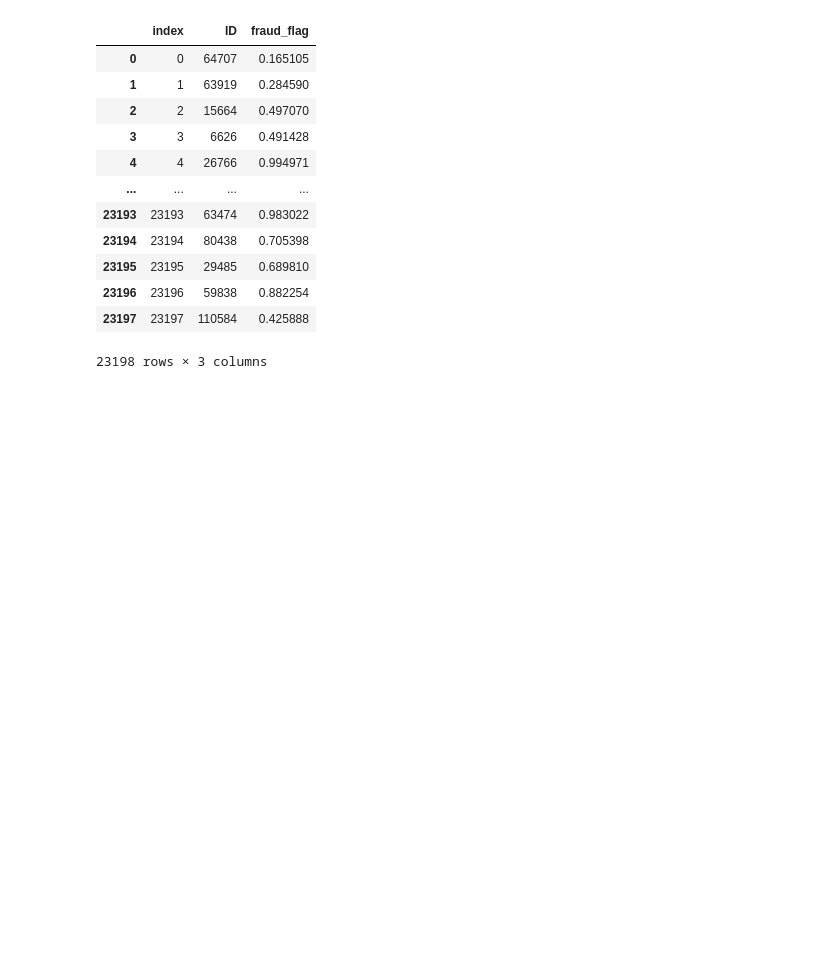
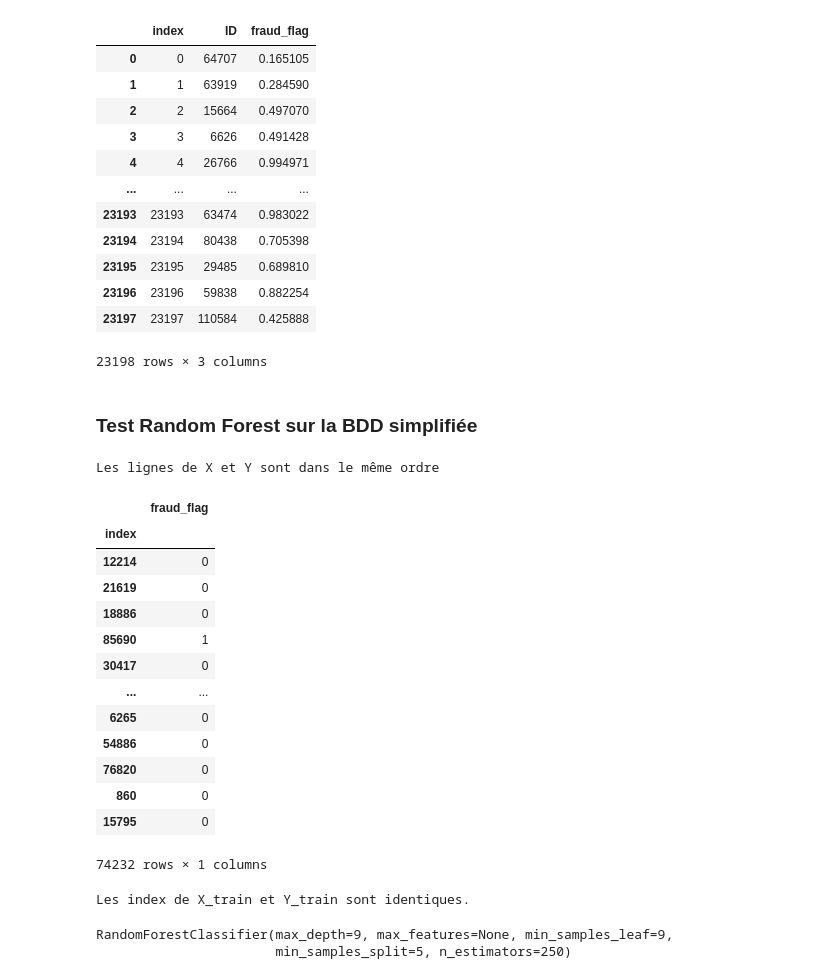
Before and after one commit to yannasyr/TPE2023-FraudDetection, a Jupyter notebook: Yann_notebooks/brouillon_test_yann.ipynb, the cells around one changed output. Drawn from its saved outputs; the diff is of its cells as text; code cells hidden in the pictures; blank space fills up the shorter version.

```diff
--- a/brouillon_test_yann.ipynb
+++ b/Yann_notebooks/brouillon_test_yann.ipynb
@@ -236,3 +236,58 @@ exemple
 | 23196 | 23196 | 59838 | 0.882254 |
 | 23197 | 23197 | 110584 | 0.425888 |
 23198 rows × 3 columns
+# %% [markdown]
+### Test Random Forest sur la BDD simplifiée
+# %%
+import numpy as np
+import matplotlib.pyplot as plt
+import pandas as pd
+
+from sklearn.model_selection import train_test_split
+from sklearn.metrics import average_precision_score
+from sklearn.metrics import confusion_matrix
+
+from sklearn.ensemble import RandomForestClassifier
+
+import xgboost as xgb
+
+X = pd.read_csv("data/X_train_BNP_simplif.csv", delimiter = ',', encoding='latin1', index_col=0)
+Y = pd.read_csv("data/Y_train_2_XPXJDyy.csv", delimiter = ',', encoding='latin1', index_col=0)
+# %%
+# Vérifier si les colonnes 'ID' de X et Y contiennent les mêmes valeurs dans le même ordre
+if (X['ID'] == Y['ID']).all():
+    print("Les lignes de X et Y sont dans le même ordre")
+else:
+    print("Les lignes de X et Y ne sont pas dans le même ordre")
+# %% [output]
+Les lignes de X et Y sont dans le même ordre
+# %%
+X = X.drop('ID',axis=1)
+Y = Y.drop('ID',axis=1)
+
+X_train, X_test, Y_train, Y_test = train_test_split(X, Y, test_size=0.2, random_state=42)
+# %%
+Y_train
+# %% [output]
+|  | fraud_flag |
+| index |  |
+| 12214 | 0 |
+| 21619 | 0 |
+| 18886 | 0 |
+| 85690 | 1 |
+| 30417 | 0 |
+| ... | ... |
+| 6265 | 0 |
+| 54886 | 0 |
+| 76820 | 0 |
+| 860 | 0 |
+| 15795 | 0 |
+74232 rows × 1 columns
+# %%
+# Vérifier si les index sont identiques
+if (X_test.index == Y_test.index).all():
+    print("Les index de X_train et Y_train sont identiques.")
+else:
+    print("Les index de X_train et Y_train ne sont pas identiques.")
+# %% [output]
+Les index de X_train et Y_train sont identiques.
@@ -238,0 +296,5 @@ exemple
+# %%
+rfc.fit(X_train, Y_train)
+# %% [output]
+RandomForestClassifier(max_depth=9, max_features=None, min_samples_leaf=9,
+                       min_samples_split=5, n_estimators=250)
```
Also changed, not shown: parts of 5 cells of this notebook, 4 other files.
